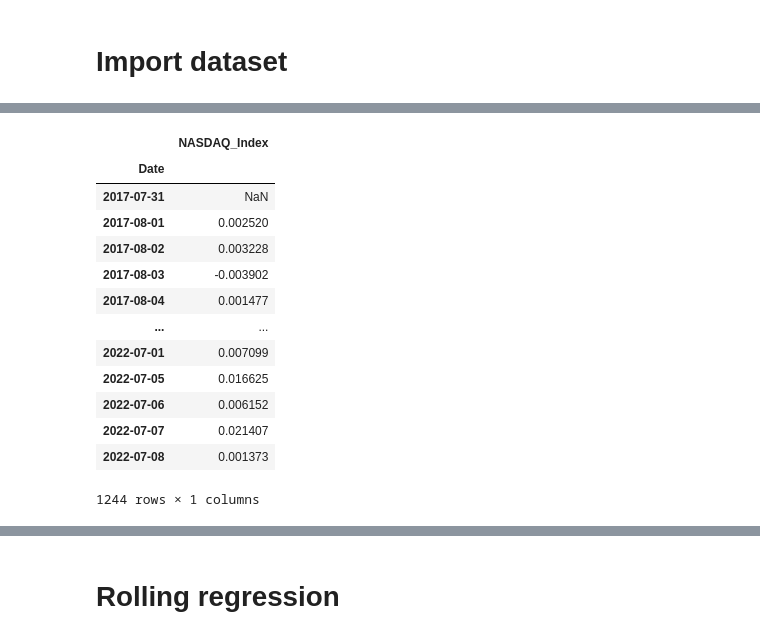
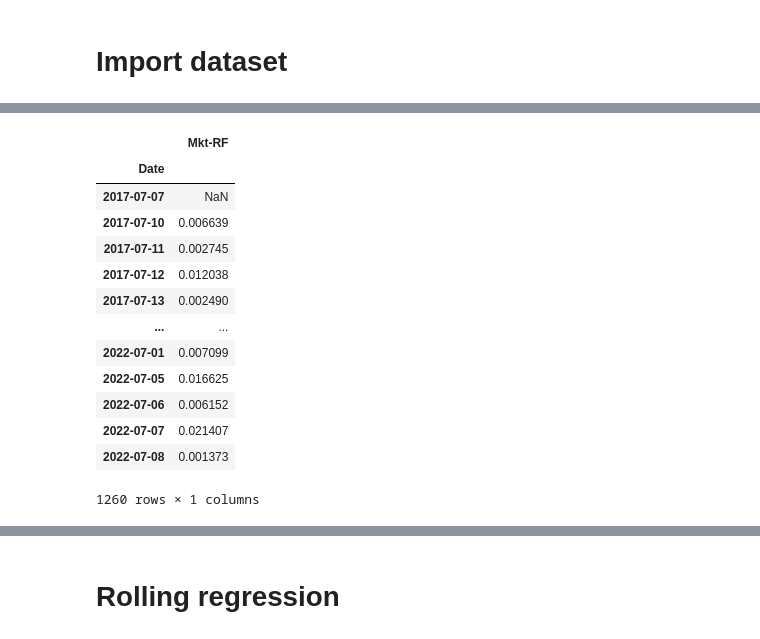
Before and after one commit to rmarconzini/Financial_Market_Analytics, a Jupyter notebook: FMA.ipynb, the cells around one changed output, grey strips where cells are left out. Cells and saved outputs as stored; diff of their text form; code cells hidden in the pictures.

```diff
--- a/FMA.ipynb
+++ b/FMA.ipynb
@@ -55,5 +35,6 @@ from statsmodels.regression.rolling import RollingOLS
 # %% [markdown]
 # Import dataset
 # %%
-url_remo = 'C:/Users/marco/OneDrive/UNIMIB_DataScience/99-PROJECTS/FinancialMarketAnalytics2022/Financial_Market_Analytics/Dataset/NASDAQ_INDEX.xlsx'
-df_index = pd.read_excel(url_remo, header=0, parse_dates=[0], index_col=0 )
+# Path Remo
+path_index = 'C:/Users/marco/OneDrive/UNIMIB_DataScience/99-PROJECTS/FinancialMarketAnalytics2022/Financial_Market_Analytics/Dataset/NASDAQ_INDEX.xlsx'
+path_stocks = 'C:/Users/marco/OneDrive/UNIMIB_DataScience/99-PROJECTS/FinancialMarketAnalytics2022/Financial_Market_Analytics/Dataset/STOCKS.xlsx'
@@ -63,3 +41,6 @@ df_stocks = pd.read_excel(url_remo, header=0, parse_dates=[0], index_col=0 )
+# %%
+df_index = pd.read_excel(path_index, header=0, parse_dates=[0], index_col=0)
+df_index=df_index.rename(columns={'NASDAQ_Index':"Mkt-RF"})
 # %%
 display(df_index)
 # %% [output]
@@ -99,19 +136,20 @@ display(df_stocks)
 # %%
-df_index_logret=df_index.copy()
-df_index_logret['NASDAQ_Index']=df_index_logret['NASDAQ_Index'].pct_change().apply(lambda x: np.log(1+x))
-display(df_index_logret)
+# Market index
+df_index_log_ret=df_index.copy()
+df_index_log_ret['Mkt-RF']=df_index_log_ret['Mkt-RF'].pct_change().apply(lambda x: np.log(1+x))
+display(df_index_log_ret)
 # %% [output]
-|  | NASDAQ_Index |
+|  | Mkt-RF |
 | Date |  |
-| 2017-07-31 | NaN |
-| 2017-08-01 | 0.002520 |
-| 2017-08-02 | 0.003228 |
-| 2017-08-03 | -0.003902 |
-| 2017-08-04 | 0.001477 |
+| 2017-07-07 | NaN |
+| 2017-07-10 | 0.006639 |
+| 2017-07-11 | 0.002745 |
+| 2017-07-12 | 0.012038 |
+| 2017-07-13 | 0.002490 |
 | ... | ... |
 | 2022-07-01 | 0.007099 |
 | 2022-07-05 | 0.016625 |
 | 2022-07-06 | 0.006152 |
 | 2022-07-07 | 0.021407 |
 | 2022-07-08 | 0.001373 |
-1244 rows × 1 columns
+1260 rows × 1 columns
```
Also changed, not shown: parts of 29 cells of this notebook, 1 other file.
